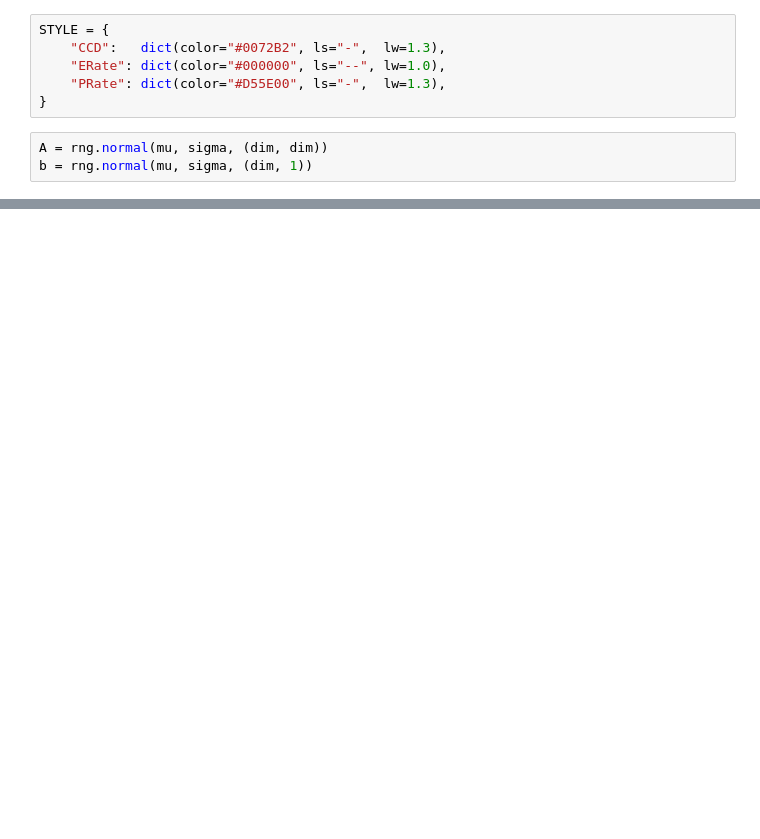
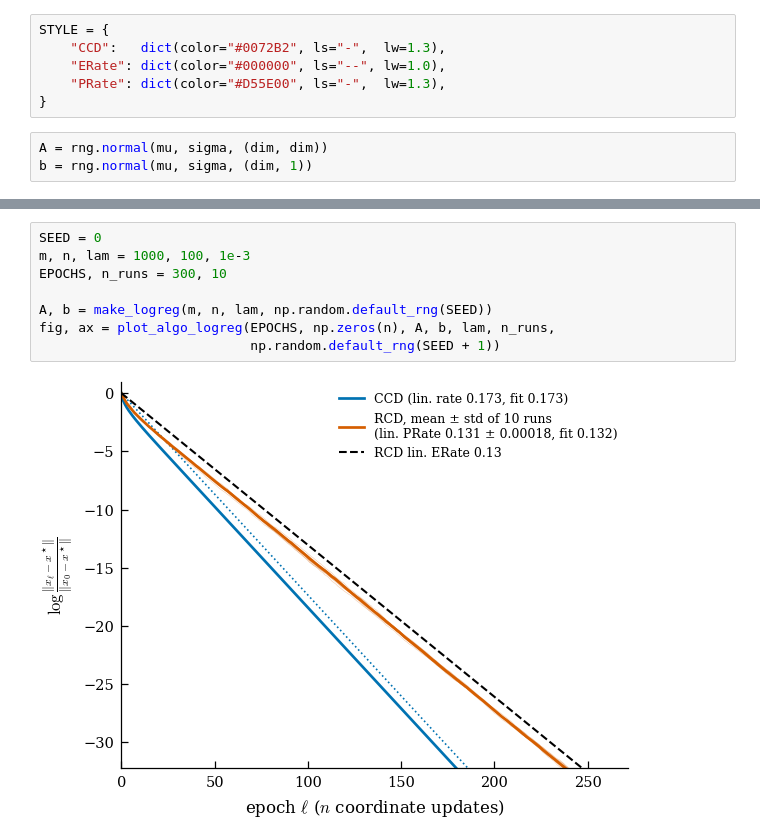
Before and after one commit to pinto2501/coordinate_descent, a Jupyter notebook: general.ipynb, the cells around one changed output, grey strips where cells are left out. Saved outputs shown, nothing was run; the diff lists cells and outputs as text; blank space fills up the shorter version.

```diff
--- a/general.ipynb
+++ b/general.ipynb
@@ -183,0 +212,10 @@ ValueError: non-broadcastable output operand with shape (100,1) doesn't match th
+# %%
+SEED = 0
+m, n, lam = 1000, 100, 1e-3
+EPOCHS, n_runs = 300, 10
+
+A, b = make_logreg(m, n, lam, np.random.default_rng(SEED))
+fig, ax = plot_algo_logreg(EPOCHS, np.zeros(n), A, b, lam, n_runs,
+                           np.random.default_rng(SEED + 1))
+# %% [output]
+[figure, added]
```
Also changed, not shown: parts of 10 cells of this notebook, 4 other files.
